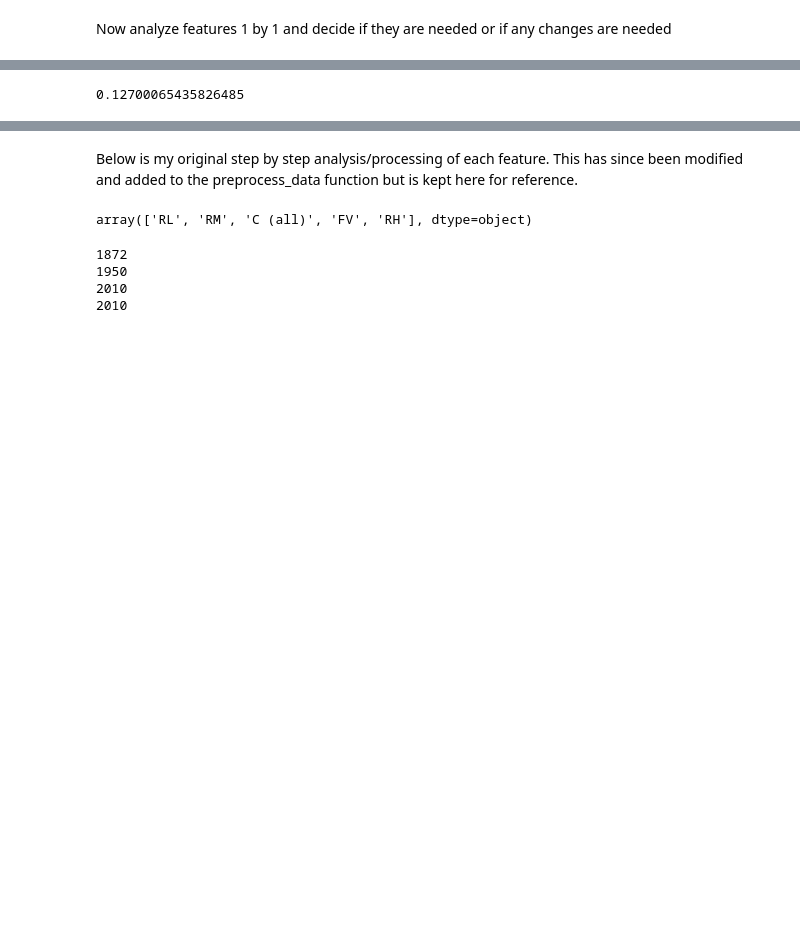
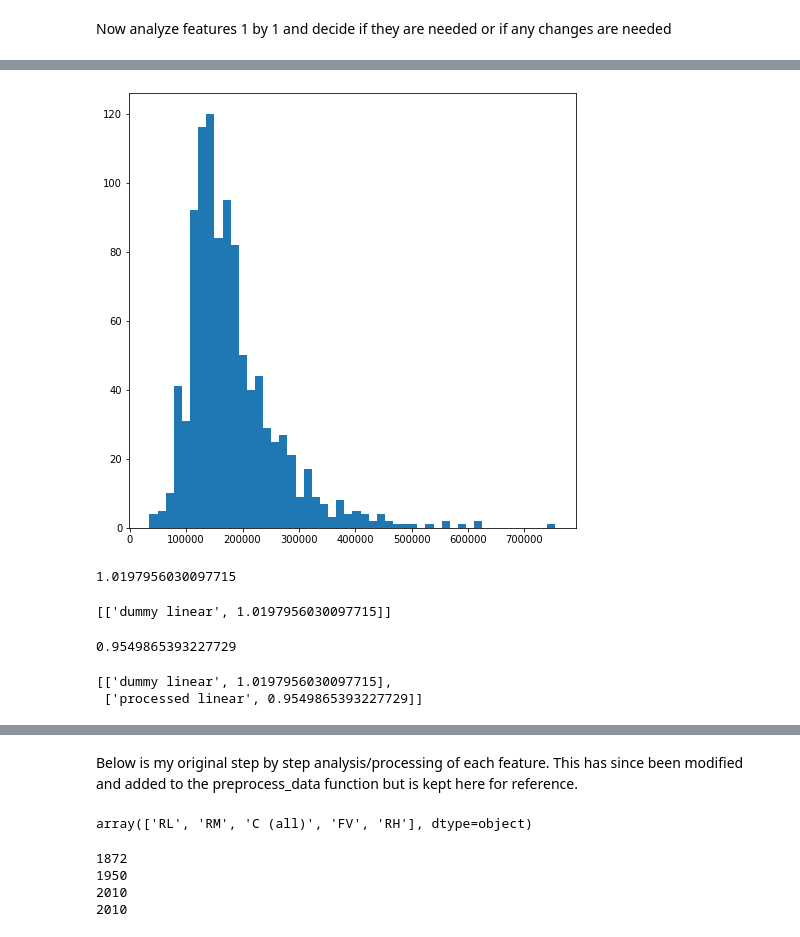
Before and after one commit to RLashofRegas/w207-machine-learning-final-project, a Jupyter notebook: Robin_Lashof-Regas_Final.ipynb, the cells around one changed output, grey strips where cells are left out. Drawn from its saved outputs; the diff is of its cells as text; code cells hidden in the pictures; blank space fills up the shorter version.

```diff
--- a/Robin_Lashof-Regas_Final.ipynb
+++ b/Robin_Lashof-Regas_Final.ipynb
@@ -289,0 +283,8 @@ def preprocess_data(df):
+# %%
+# histogram of target to check for major outliers or strange distributions
+fig = plt.figure(figsize=(8,8))
+ax = fig.add_subplot(1,1,1)
+ax.hist(train_data['SalePrice'], bins=50)
+fig.show()
+# %% [output]
+[figure, added]
@@ -290,11 +312,33 @@ def preprocess_data(df):
+# %%
+# dumb linear model with all features converting all categorical variables to simple dummies
+dummies = pd.get_dummies(train_data).dropna()
+X = dummies.drop(['SalePrice', 'Id'], axis=1)
+y = dummies['SalePrice']
+lm = LinearRegression()
+lm.fit(X,y)
+dummies_test = pd.get_dummies(test_data).dropna()
+dummies_test = fix_cols(dummies, dummies_test)
+X_test = dummies_test.drop(['SalePrice', 'Id'], axis=1)
+y_pred = lm.predict(X_test)
+err = get_error(dummies_test['SalePrice'], y_pred)
+print(err)
+results.append(['dummy linear', err])
+results
+# %% [output]
+1.0197956030097715
+[['dummy linear', 1.0197956030097715]]
 # %%
-processed = preprocess_data(train_data)
-
 X = processed.drop(['SalePrice'], axis=1)
 y = processed['SalePrice']
 lm = LinearRegression()
 lm.fit(X,y)
-y_pred = lm.predict(X)
-sqrt(mean_squared_log_error(y, y_pred))
+X_test = processed_test.drop(['SalePrice'], axis=1)
+y_pred = lm.predict(X_test)
+y_test = processed_test['SalePrice']
+err = get_error(y_test, y_pred)
+print(err)
+results.append(['processed linear', err])
 # %% [output]
-0.12700065435826485
+0.9549865393227729
+[['dummy linear', 1.0197956030097715],
+ ['processed linear', 0.9549865393227729]]
```
Also changed, not shown: parts of 28 cells of this notebook.
